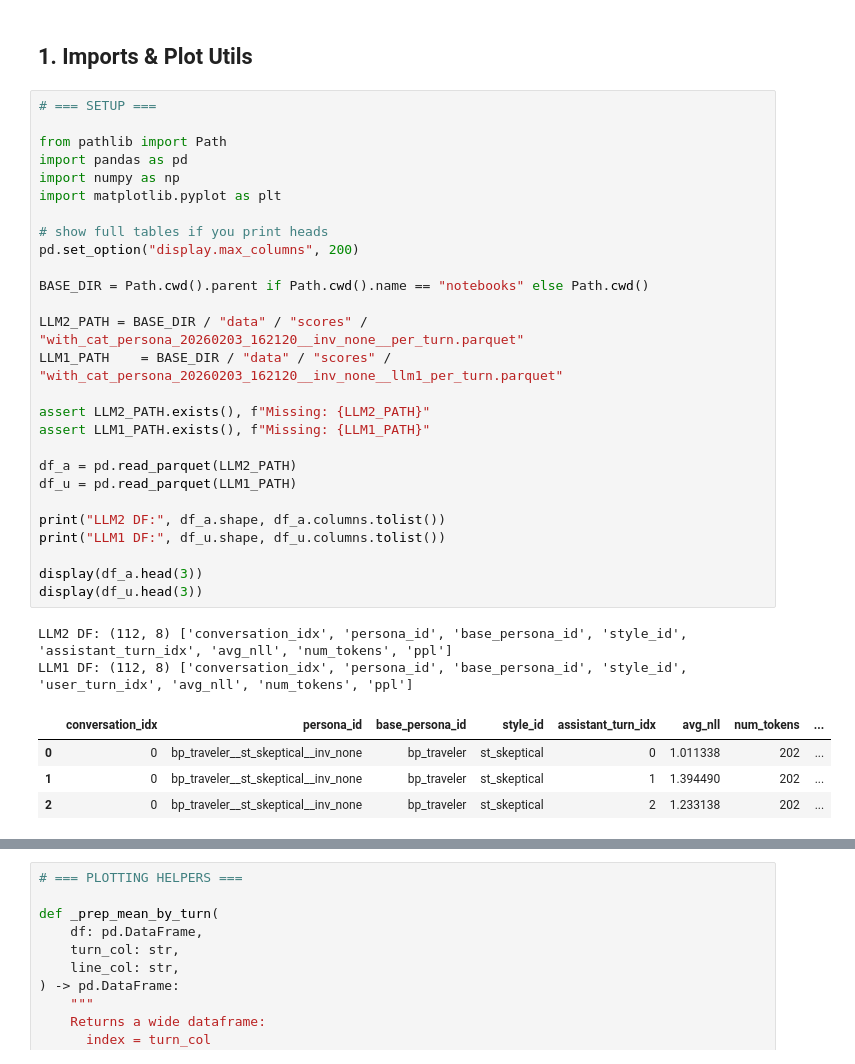
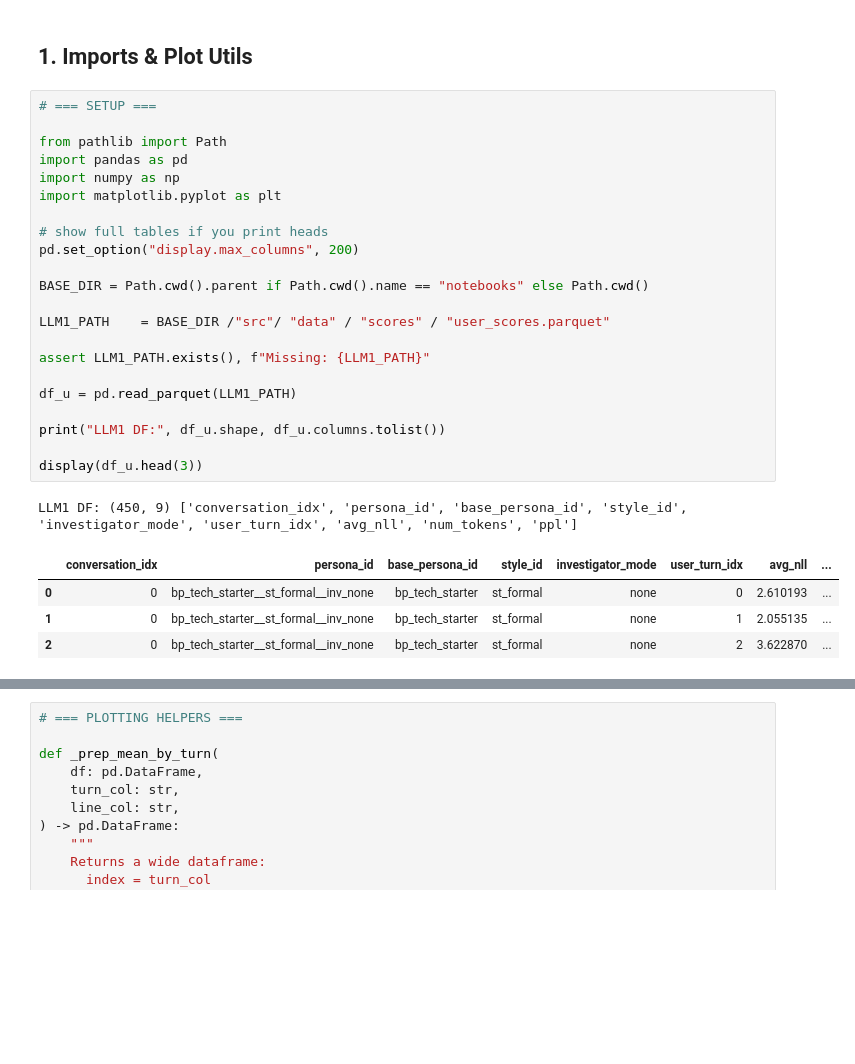
Before and after one commit to emmacristinamora/llm-wm, a Jupyter notebook: llm-vs-llm/notebooks/01_plot_nll_by_turn.ipynb, the cells around one changed output, grey strips where cells are left out. Cells and saved outputs as stored; diff of their text form; blank space fills up the shorter version.

```diff
--- a/llm-vs-llm/notebooks/01_plot_nll_by_turn.ipynb
+++ b/llm-vs-llm/notebooks/01_plot_nll_by_turn.ipynb
@@ -5,34 +5,28 @@
 # %%
 # === SETUP ===
 
 from pathlib import Path
 import pandas as pd
 import numpy as np
 import matplotlib.pyplot as plt
 
 # show full tables if you print heads
 pd.set_option("display.max_columns", 200)
 
 BASE_DIR = Path.cwd().parent if Path.cwd().name == "notebooks" else Path.cwd()
 
-LLM2_PATH = BASE_DIR / "data" / "scores" / "with_cat_persona_20260203_162120__inv_none__per_turn.parquet"
-LLM1_PATH    = BASE_DIR / "data" / "scores" / "with_cat_persona_20260203_162120__inv_none__llm1_per_turn.parquet"
+LLM1_PATH    = BASE_DIR /"src"/ "data" / "scores" / "user_scores.parquet"
 
-assert LLM2_PATH.exists(), f"Missing: {LLM2_PATH}"
 assert LLM1_PATH.exists(), f"Missing: {LLM1_PATH}"
 
-df_a = pd.read_parquet(LLM2_PATH)
 df_u = pd.read_parquet(LLM1_PATH)
 
-print("LLM2 DF:", df_a.shape, df_a.columns.tolist())
 print("LLM1 DF:", df_u.shape, df_u.columns.tolist())
 
-display(df_a.head(3))
 display(df_u.head(3))
 # %% [output]
-LLM2 DF: (112, 8) ['conversation_idx', 'persona_id', 'base_persona_id', 'style_id', 'assistant_turn_idx', 'avg_nll', 'num_tokens', 'ppl']
-LLM1 DF: (112, 8) ['conversation_idx', 'persona_id', 'base_persona_id', 'style_id', 'user_turn_idx', 'avg_nll', 'num_tokens', 'ppl']
+LLM1 DF: (450, 9) ['conversation_idx', 'persona_id', 'base_persona_id', 'style_id', 'investigator_mode', 'user_turn_idx', 'avg_nll', 'num_tokens', 'ppl']
-|  | conversation_idx | persona_id | base_persona_id | style_id | assistant_turn_idx | avg_nll | num_tokens | ... |
-| 0 | 0 | bp_traveler__st_skeptical__inv_none | bp_traveler | st_skeptical | 0 | 1.011338 | 202 | ... |
-| 1 | 0 | bp_traveler__st_skeptical__inv_none | bp_traveler | st_skeptical | 1 | 1.394490 | 202 | ... |
-| 2 | 0 | bp_traveler__st_skeptical__inv_none | bp_traveler | st_skeptical | 2 | 1.233138 | 202 | ... |
+|  | conversation_idx | persona_id | base_persona_id | style_id | investigator_mode | user_turn_idx | avg_nll | ... |
+| 0 | 0 | bp_tech_starter__st_formal__inv_none | bp_tech_starter | st_formal | none | 0 | 2.610193 | ... |
+| 1 | 0 | bp_tech_starter__st_formal__inv_none | bp_tech_starter | st_formal | none | 1 | 2.055135 | ... |
+| 2 | 0 | bp_tech_starter__st_formal__inv_none | bp_tech_starter | st_formal | none | 2 | 3.622870 | ... |
```
Also changed, not shown: parts of 3 cells of this notebook, 2 other files.
